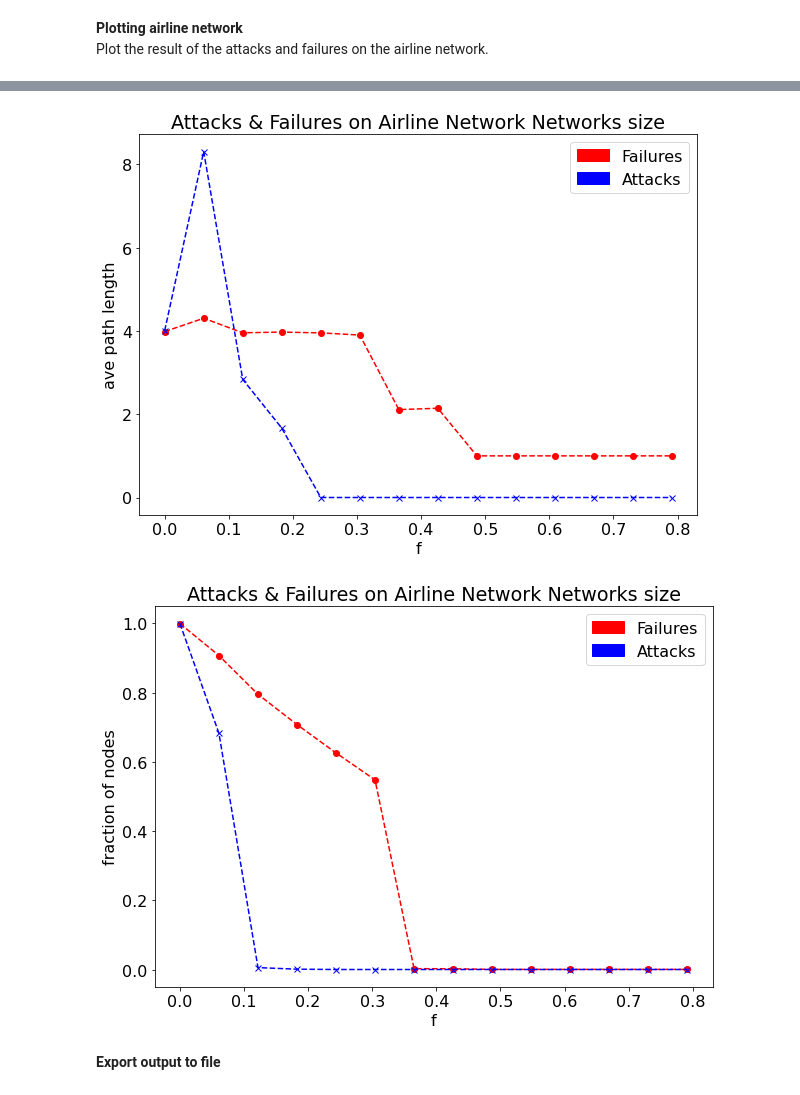
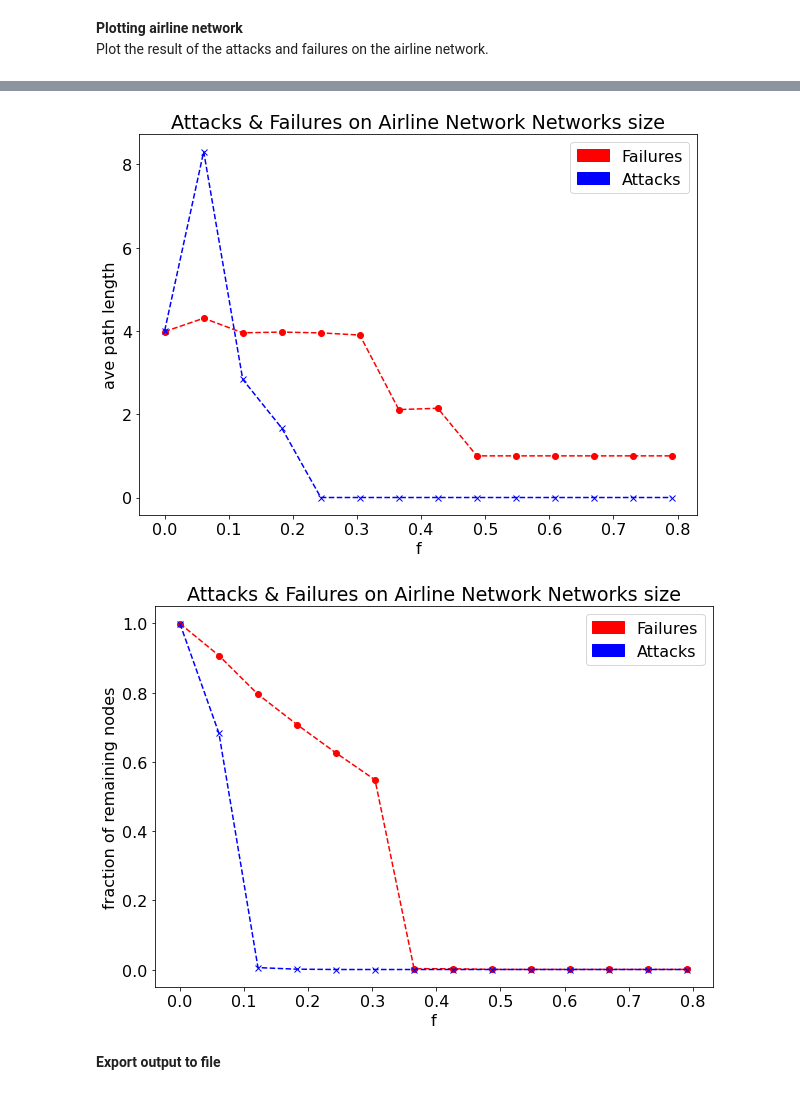
Before and after one commit to doscsy12/network_sci_analysis, a Jupyter notebook: Airline_network_data_analysis.ipynb, the cells around one changed output, grey strips where cells are left out. Saved outputs shown, nothing was run; the diff lists cells and outputs as text; code cells hidden in the pictures.

```diff
--- a/Airline_network_data_analysis.ipynb
+++ b/Airline_network_data_analysis.ipynb
@@ -414,35 +414,35 @@ xvalues = [(float(x)/float(NetworkSize)) * 200 for x in range(len(anf_ave_diamet
 plt.plot(xvalues, anf_ave_diameters, '--or', xvalues, ana_ave_diameters, '--xb')
 plt.xlabel('f')
 plt.ylabel('diameter')
 plt.title('Attacks & Failures on Airline Network Networks size')
 red_patch = mpatches.Patch(color='red', label='Failures')
 blue_patch = mpatches.Patch(color='blue', label='Attacks')
 plt.legend(handles=[red_patch, blue_patch])
 plt.show()
 
 # Plot average path length
 plt.plot(xvalues, anf_ave_path_lengths, '--or', xvalues, ana_ave_path_lengths, '--xb')
 red_patch = mpatches.Patch(color='red', label='Failures')
 blue_patch = mpatches.Patch(color='blue', label='Attacks')
 plt.legend(handles=[red_patch, blue_patch])
 plt.xlabel('f')
 plt.ylabel('ave path length')
 plt.title('Attacks & Failures on Airline Network Networks size')
 plt.show()
 
 # Plot fraction of nodes in giant component
 plt.plot(xvalues, anf_ave_S, '--or', xvalues, ana_ave_S, '--xb')
 red_patch = mpatches.Patch(color='red', label='Failures')
 blue_patch = mpatches.Patch(color='blue', label='Attacks')
 plt.legend(handles=[red_patch, blue_patch])
 plt.xlabel('f')
-plt.ylabel('fraction of nodes')
+plt.ylabel('fraction of remaining nodes')
 plt.title('Attacks & Failures on Airline Network Networks size')
 plt.show()
 # %% [output]
 [figure]
 [figure]
-[figure, old version]
+[figure, new version]
 # %% [markdown]
 **Export output to file**
 # %%
```
